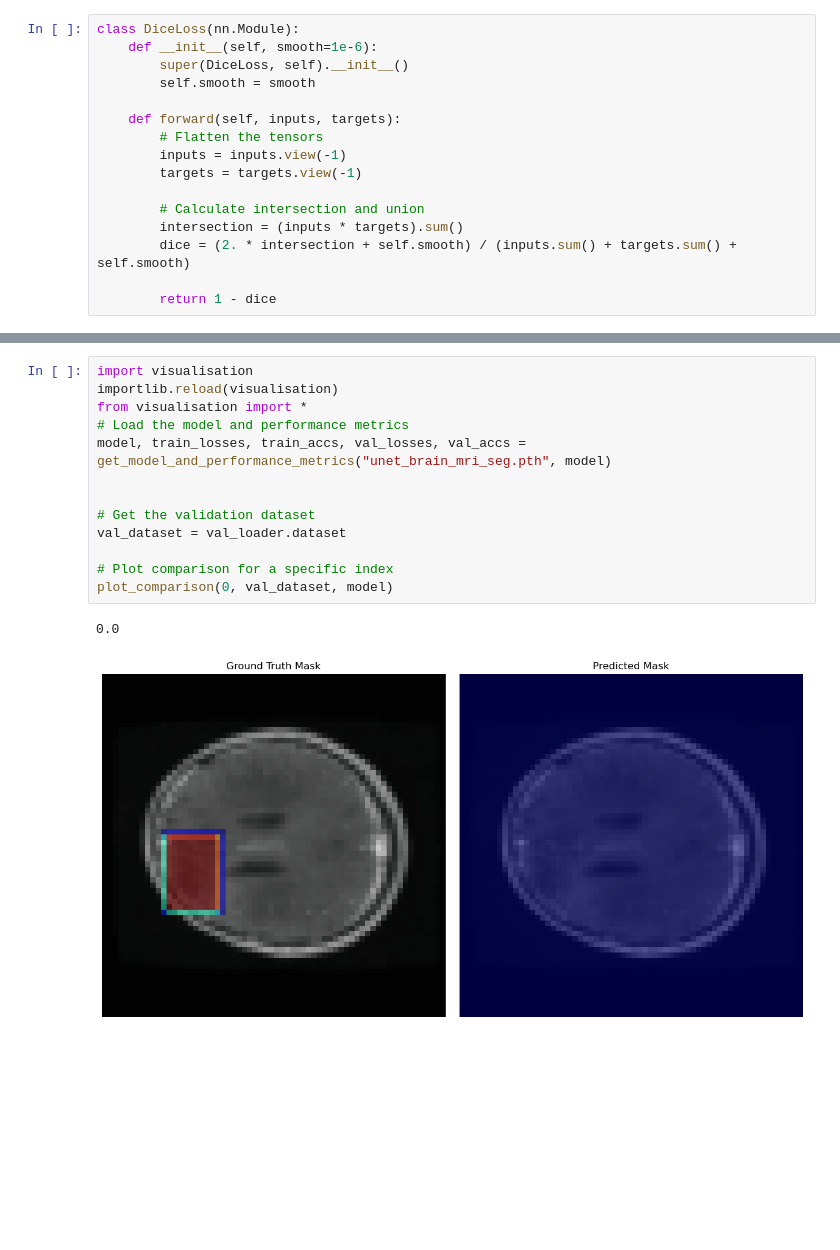
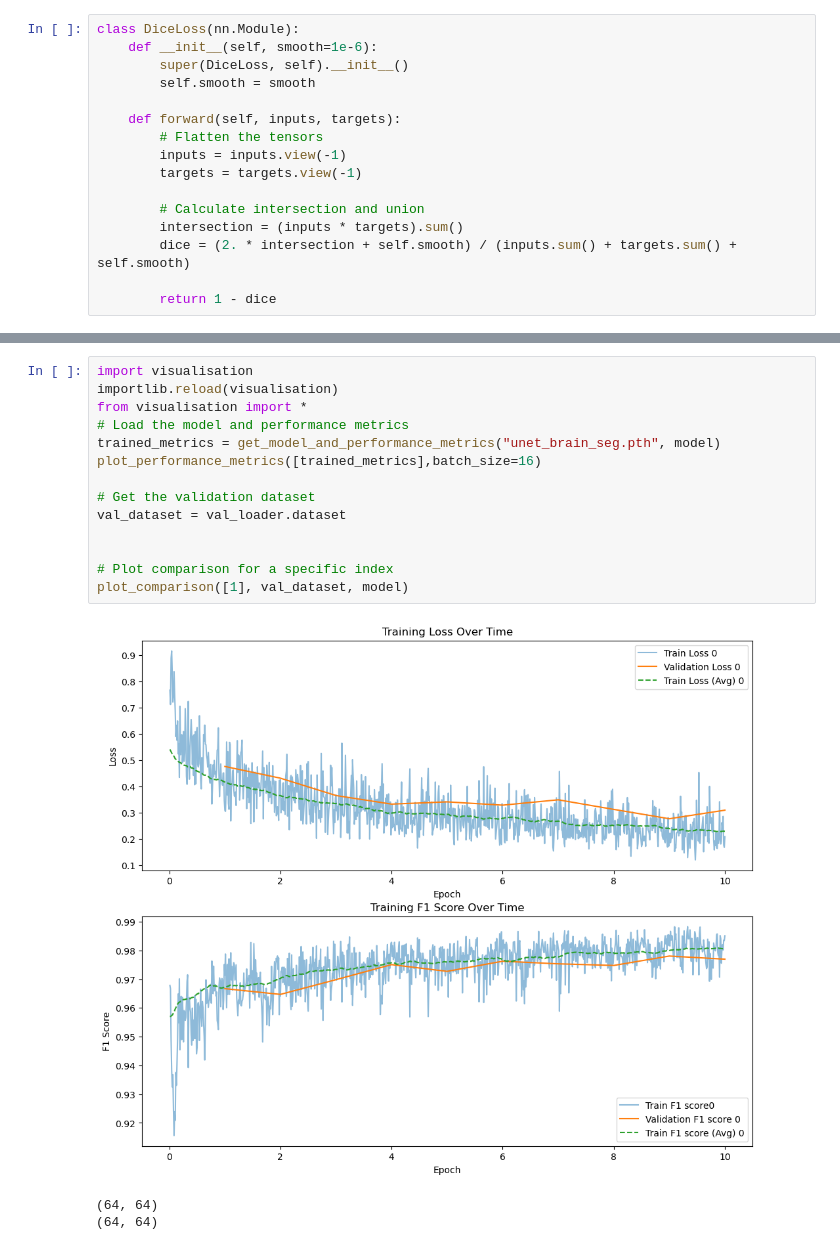
Before and after one commit to heden1/tumor-segmentation, a Jupyter notebook: Unet.ipynb, the cells around one changed output, grey strips where cells are left out. Cells and saved outputs as stored; diff of their text form; blank space fills up the shorter version.

```diff
--- a/Unet.ipynb
+++ b/Unet.ipynb
@@ -82,16 +64,18 @@ plot_training([unet_metrics])
 # %%
 import visualisation
 importlib.reload(visualisation)
 from visualisation import *
 # Load the model and performance metrics
-model, train_losses, train_accs, val_losses, val_accs = get_model_and_performance_metrics("unet_brain_mri_seg.pth", model)
-
+trained_metrics = get_model_and_performance_metrics("unet_brain_seg.pth", model)
+plot_performance_metrics([trained_metrics],batch_size=16)
 
 # Get the validation dataset
 val_dataset = val_loader.dataset
 
+
 # Plot comparison for a specific index
-plot_comparison(0, val_dataset, model)
+plot_comparison([1], val_dataset, model)
 # %% [output]
+[figure, new version]
-0.0
+(64, 64)
+(64, 64)
-[figure, old version]
```
Also changed, not shown: parts of 5 cells of this notebook.
